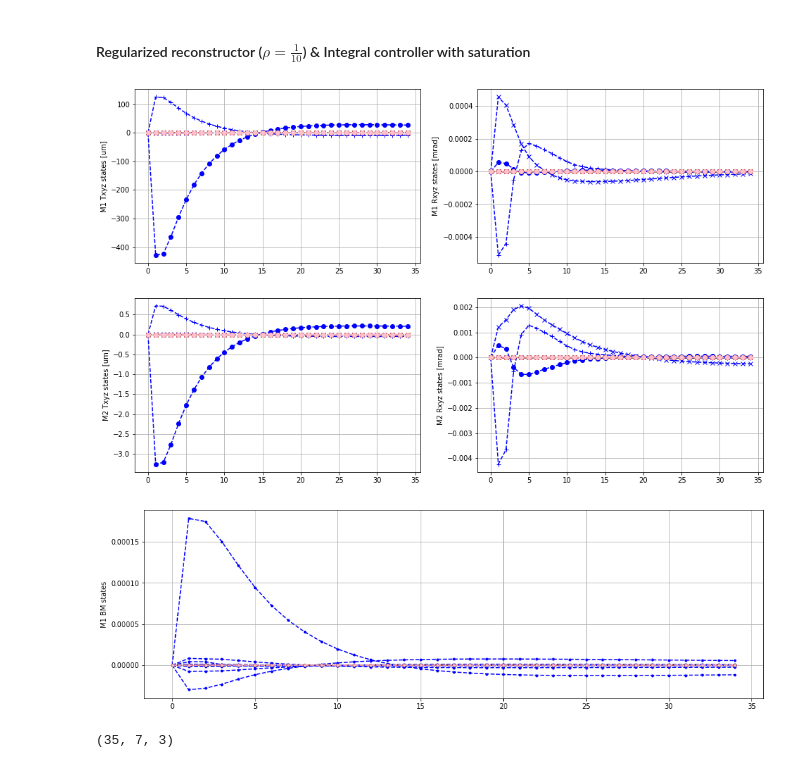
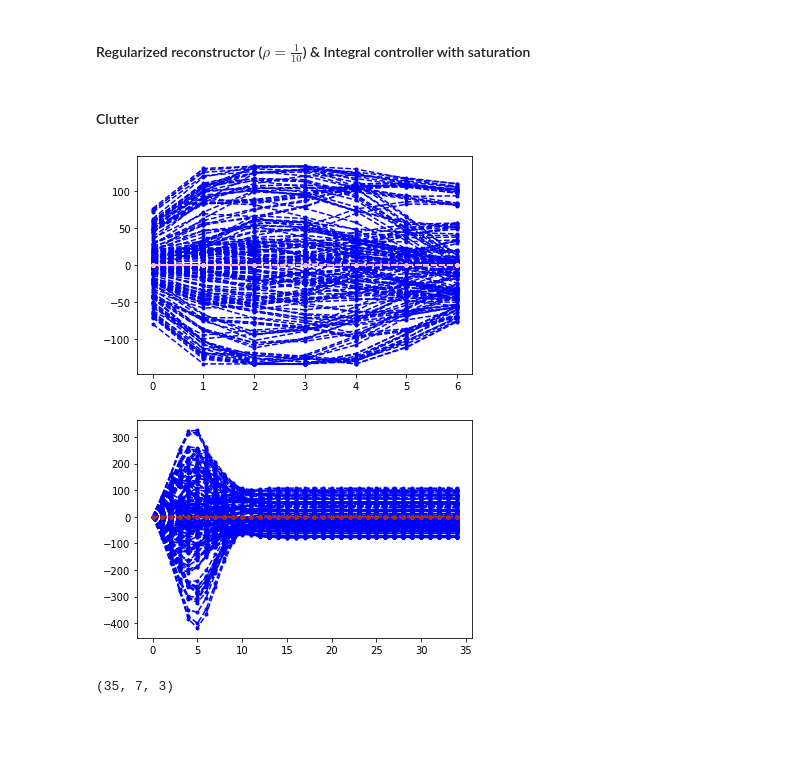
Before and after one commit to rconan/SIMCEO, a Jupyter notebook: shAcO_rec_reg.ipynb, the cells around one changed output. Cells and saved outputs as stored; diff of their text form; code cells hidden in the pictures; blank space fills up the shorter version.

```diff
--- a/shAcO_rec_reg.ipynb
+++ b/shAcO_rec_reg.ipynb
@@ -134,18 +135,23 @@ R = 5*np.kron(np.eye(7),block_diag(np.diag(np.array([1]*6)),
                                    np.diag(np.array([1]*n_bm))))
 print(np.linalg.norm(Q),np.linalg.norm(R))
 
-ranges = np.array(max_m1Txyz+max_m1Rxyz+max_m2Txyz+max_m2Rxyz+([np.inf]*n_bm))
-umax = np.kron(np.array([1]*7),ranges) #np.array([])
+
+bm2Fz_oa = np.dot(V_oaT.T, np.diag(1/s_oa)[:,:n_bm])
+bm2Fz_cs = np.dot(V_csT.T, np.diag(1/s_cs)[:,:n_bm])
+rbm_ranges = max_m1Txyz+max_m1Rxyz+max_m2Txyz+max_m2Rxyz
+oa_ranges = np.array(rbm_ranges + [max_Fz/np.linalg.norm(bm2Fz_oa)]*bm2Fz_oa.shape[0])
+cs_ranges = np.array(rbm_ranges + [max_Fz/np.linalg.norm(bm2Fz_cs)]*bm2Fz_cs.shape[0])
+
+umax = np.hstack([np.kron(np.array([1]*6),oa_ranges),cs_ranges]) # np.array([]) #
 umin = -umax
-dumin, dumax = np.array([]), np.array([]) #2*umin, 2*umax
-
+_Tu = block_diag(np.kron(np.eye(6),block_diag(np.eye(12),bm2Fz_oa/np.linalg.norm(bm2Fz_cs))),
+                 block_diag(np.eye(12),bm2Fz_cs/np.linalg.norm(bm2Fz_cs)))
 # AcO dictionary
 data = {'SHAcO':{'D':dt['calibdt'][()]['D'],'W2':W2,'n_bm':n_bm,
-                       'wfsMask':dt['calibdt'][()]['wfsMask'],
-                       'A':A,'B':B,
-                       'Q':sparse.csc_matrix(Q),'R':sparse.csc_matrix(R),
-                       'npred':npred,'dumin':dumin,'dumax':dumax,
-                       'umin':umin,'umax':umax}}
+                 'wfsMask':dt['calibdt'][()]['wfsMask'],
+                 'A':A,'B':B,
+                 'Q':sparse.csc_matrix(Q),'R':sparse.csc_matrix(R),'npred':npred,
+                 'umin':umin, 'umax':umax,'_Tu':_Tu}}
 # Pickles MPC data into string representation
 with open(Path(sim_folder)/'SHAcO.pickle','wb') as f:
     pickle.dump(data,f)
@@ -405,11 +443,31 @@ ptools.plot_states(X, n_bm, colors, markers)
 # %% [markdown]
  #### Regularized reconstructor ($\rho = \frac{1}{10}$) & Integral controller with saturation
-# %%
-X = sim.logs.entries['SHAcO_debug']['x_hat'].timeSeries
-ptools.plot_states(X, n_bm, colors, markers)
-# %% [output]
-[figure, removed]
-[figure, removed]
+# %% [markdown]
+#### Clutter
+# %%
+import matplotlib.pyplot as plt
+
+BM = sim.logs.entries['SHAcO']['M1 BM'].timeSeries
+for kseg in range(6):
+    plt.plot(bm2Fz_oa.dot(BM[1][kseg,:,1:8]).T,'--.',color=colors[kseg])
+plt.plot(bm2Fz_cs.dot(BM[1][6,:,1:8]).T,'--.',color=colors[6])
+plt.plot(max_Fz*np.ones(BM[0].shape),'k')
+plt.plot(-max_Fz*np.ones(BM[0].shape),'k')
+plt.show()
+# %% [output]
+[figure, added]
+# %%
+import matplotlib.pyplot as plt
+
+BM_ = sim.logs.entries['SHAcO']['M1 BM'].timeSeries
+for kseg in range(6):
+    plt.plot(bm2Fz_oa.dot(BM_[1][kseg,:,:]).T,'--.',color=colors[kseg])
+plt.plot(bm2Fz_cs.dot(BM[1][6,:,:]).T,'--.',color=colors[6])
+plt.plot(max_Fz*np.ones(BM[0].shape),'k')
+plt.plot(-max_Fz*np.ones(BM[0].shape),'k')
+plt.show()
+# %% [output]
+[figure, added]
 # %%
 X_timeseries = sim.logs.entries['SHAcO_debug']['x_hat'].timeSeries
 
```
Also changed, not shown: parts of 15 cells of this notebook, 5 other files.
